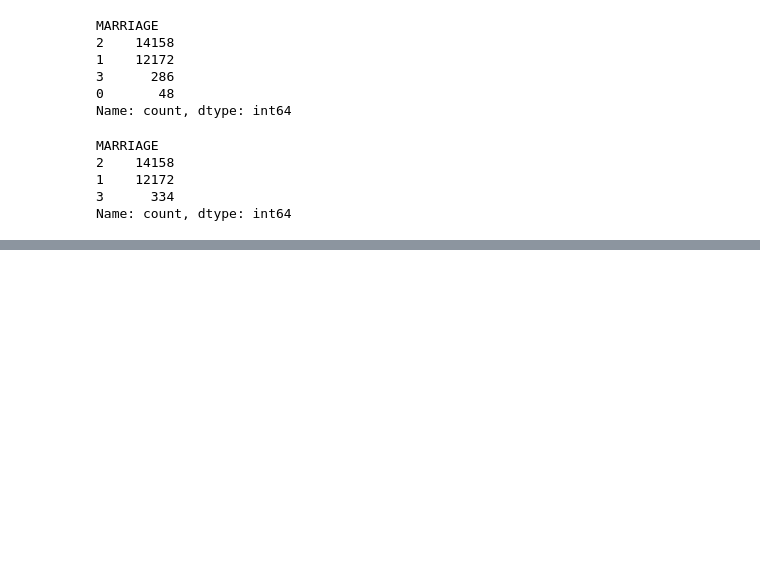
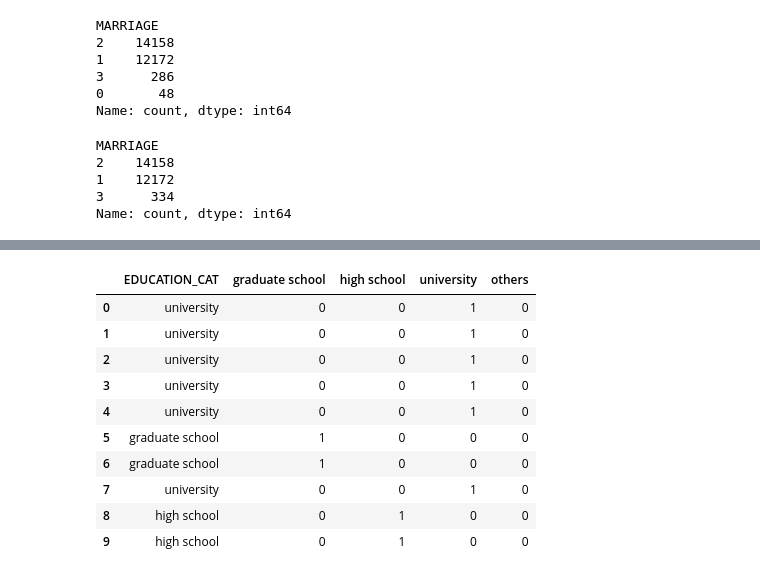
Before and after one commit to nikhilnjha/DS_Projects_with_Python, a Jupyter notebook: analysis.ipynb, the cells around one changed output, grey strips where cells are left out. Cells and saved outputs as stored; diff of their text form; code cells hidden in the pictures; blank space fills up the shorter version.

```diff
--- a/analysis.ipynb
+++ b/analysis.ipynb
@@ -353,0 +365,8 @@ df_clean_2.to_csv("Data/df_clean_2.csv")
+# %%
+cat_mapping = {1: "graduate school",
+               2: "university",
+               3: "high school",
+               4: "others"
+}
+# %%
+df_clean_2['EDUCATION_CAT'] = df_clean_2['EDUCATION'].map(cat_mapping)
@@ -353,0 +387,4 @@ df_clean_2.to_csv("Data/df_clean_2.csv")
+# %%
+edu_ohe = pd.get_dummies(df_clean_2['EDUCATION_CAT'], dtype=int)
+
+edu_ohe.head(10)
@@ -353,0 +403,16 @@ df_clean_2.to_csv("Data/df_clean_2.csv")
+# %%
+df_with_ohe = pd.concat([df_clean_2,edu_ohe], axis = 1)
+
+df_with_ohe[['EDUCATION_CAT','graduate school','high school','university','others']].head(10)
+# %% [output]
+|  | EDUCATION_CAT | graduate school | high school | university | others |
+| 0 | university | 0 | 0 | 1 | 0 |
+| 1 | university | 0 | 0 | 1 | 0 |
+| 2 | university | 0 | 0 | 1 | 0 |
+| 3 | university | 0 | 0 | 1 | 0 |
+| 4 | university | 0 | 0 | 1 | 0 |
+| 5 | graduate school | 1 | 0 | 0 | 0 |
+| 6 | graduate school | 1 | 0 | 0 | 0 |
+| 7 | university | 0 | 0 | 1 | 0 |
+| 8 | high school | 0 | 1 | 0 | 0 |
+| 9 | high school | 0 | 1 | 0 | 0 |
```
Also changed, not shown: parts of 5 cells of this notebook, 1 other file.
